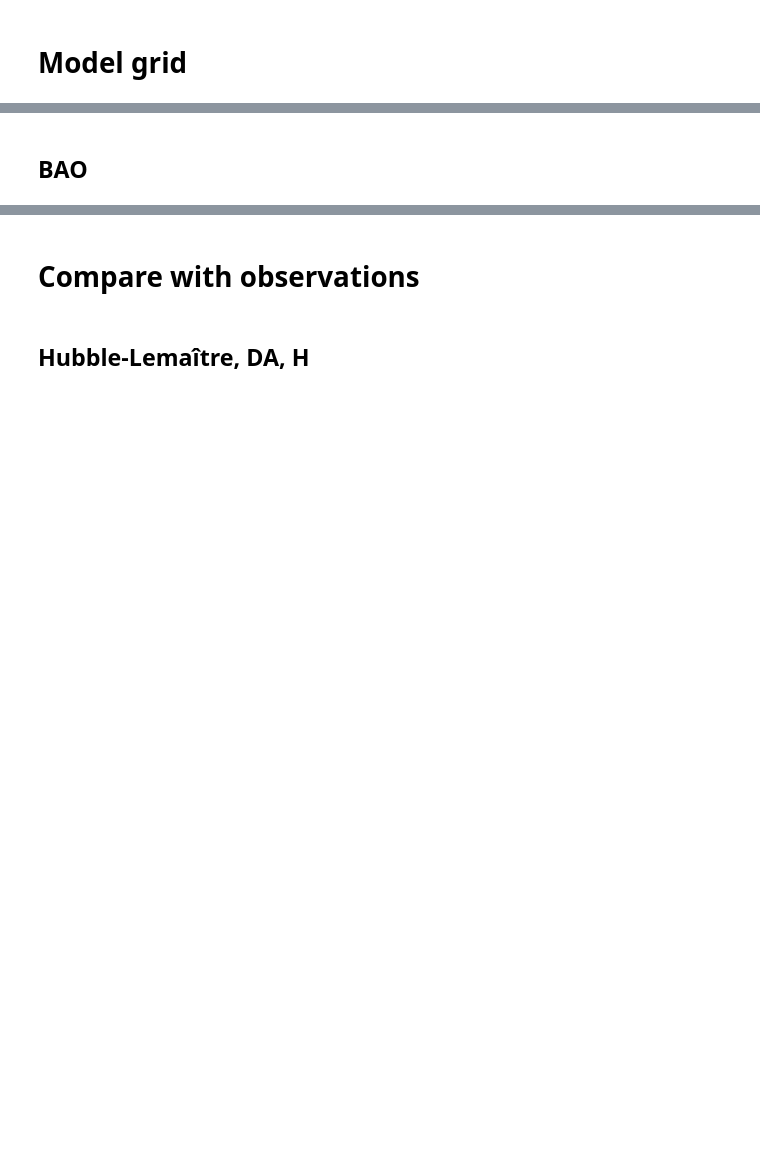
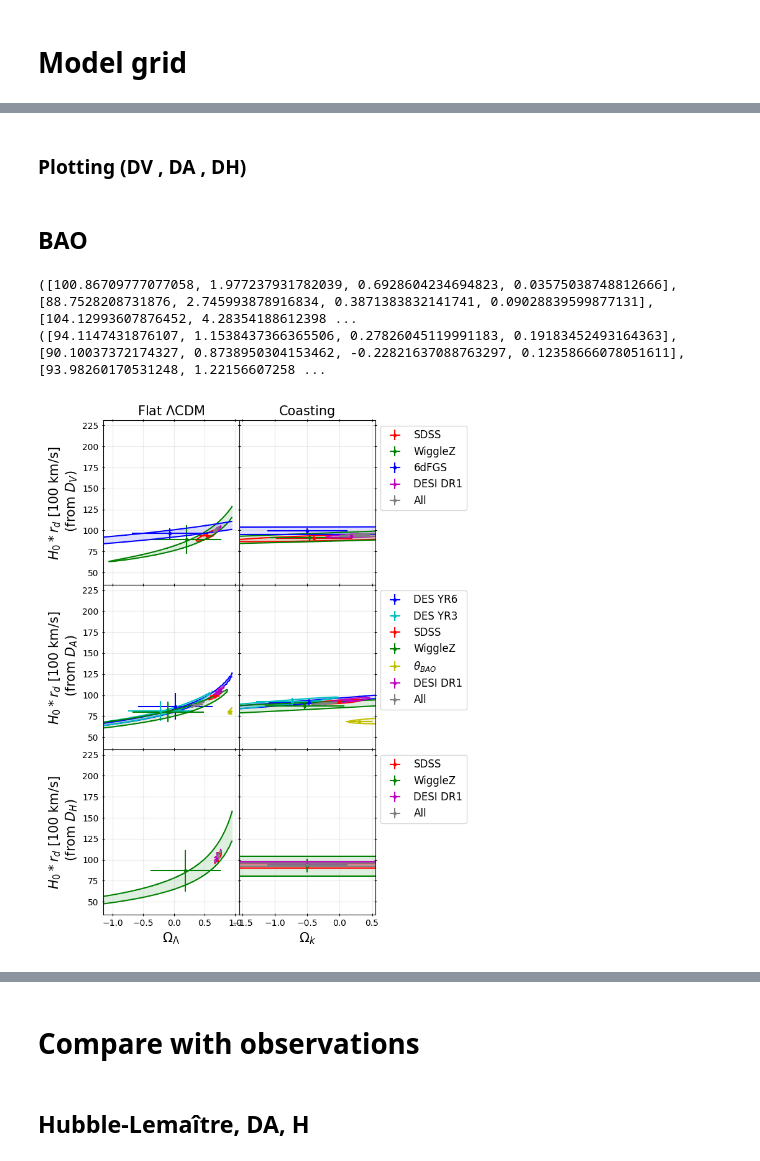
Before and after one commit to paranoya/onion-universe, a Jupyter notebook: 3.fitting.ipynb, the cells around one changed output, grey strips where cells are left out. Drawn from its saved outputs; the diff is of its cells as text; code cells hidden in the pictures; blank space fills up the shorter version.

```diff
--- a/3.fitting.ipynb
+++ b/3.fitting.ipynb
@@ -283,3 +291,7 @@ DESIdr1_DA_rd_err = DESIdr1_DM_rd_err / (1+DESIdr1_z_DHDM)
 # %%
 %load_ext autoreload
 %autoreload 2
+# %%
+#Definition of function for the calculation of the combined chi squared for different data sets
+def comb_chi2(vec_chi2,ax):
+    return np.sum(vec_chi2, axis=ax)
@@ -420,0 +574,13 @@ plt.show()
+# %%
+#Sort the H0*rd data in ascending order for the contour plots
+ind_Hrd_steps_sorted = np.argsort(Hrd_steps)
+
+Hrd_steps_sorted = Hrd_steps[ind_Hrd_steps_sorted]
+chi2_dep_sorted = chi2_dep[:,ind_Hrd_steps_sorted,:,:]
+
+Hrd_steps = Hrd_steps_sorted
+chi2_dep = chi2_dep_sorted
+# %%
+chi2_best_dep = np.nanmin(chi2_dep, axis=(1, 2))
+# %% [markdown]
+### Plotting (DV , DA , DH)
@@ -425,56 +622,67 @@ fig_name = 'chi2-BAO'
 
 plt.close(fig_name)
 fig = plt.figure(fig_name, figsize=(7, 9))
 axes = fig.subplots(nrows=3, ncols=3, squeeze=False,
                     sharex='col', sharey='row',
                     gridspec_kw={'hspace': 0, 'wspace': 0, 'width_ratios':(1, 1, .3)},
                    )
 
-def plot_model(model):
-    plot_tracer(axes[0, model], model, 7, 'r', 'SDSS')
-    plot_tracer(axes[0, model], model, 8, 'g', 'WiggleZ')
-    plot_tracer(axes[0, model], model, 9, 'b', '6dFGS')
-    plot_tracer(axes[0, model], model, 10, 'm', 'DESI DR1')
+def plot_model_dep(model):
+    plot_tracer_dep(axes[0, model], model, 0, 'r', 'SDSS')
+    plot_tracer_dep(axes[0, model], model, 1, 'g', 'WiggleZ')
+    plot_tracer_dep(axes[0, model], model, 2, 'b', '6dFGS')
+    plot_tracer_dep(axes[0, model], model, 3, 'm', 'DESI DR1')
+    res1 = plot_comb_dep(axes[0, model], model, [0, 1, 2, 3], 'grey', 'All')
 
-    plot_tracer(axes[1, model], model, 11, 'b', 'DES YR6')
-    plot_tracer(axes[1, model], model, 12, 'c', 'DES YR3')
-    plot_tracer(axes[1, model], model, 13, 'r', 'SDSS')
-    plot_tracer(axes[1, model], model, 14, 'g', 'WiggleZ')
-    plot_tracer(axes[1, model], model, 15, 'y', r'$\theta_{BAO}$')
-    plot_tracer(axes[1, model], model, 16, 'm', 'DESI DR1')
+    plot_tracer_dep(axes[1, model], model, 4, 'b', 'DES YR6')
+    plot_tracer_dep(axes[1, model], model, 5, 'c', 'DES YR3')
+    plot_tracer_dep(axes[1, model], model, 6, 'r', 'SDSS')
+    plot_tracer_dep(axes[1, model], model, 7, 'g', 'WiggleZ')
+    plot_tracer_dep(axes[1, model], model, 8, 'y', r'$\theta_{BAO}$')
+    plot_tracer_dep(axes[1, model], model, 9, 'm', 'DESI DR1')
+    res2 = plot_comb_dep(axes[1, model], model, [4, 5, 6, 7, 8, 9], 'grey', 'All')
+
+    plot_tracer_dep(axes[2, model], model, 10, 'r', 'SDSS')
+    plot_tracer_dep(axes[2, model], model, 11, 'g', 'WiggleZ')
+    plot_tracer_dep(axes[2, model], model, 12, 'm', 'DESI DR1')
+    res3 = plot_comb_dep(axes[2, model], model, [10, 11, 12], 'grey', 'All')
+
+    return res1 , res2 , res3
 
 
-    plot_tracer(axes[2, model], model, 17, 'r', 'SDSS')
-    plot_tracer(axes[2, model], model, 18, 'g', 'WiggleZ')
-    plot_tracer(axes[2, model], model, 19, 'm', 'DESI DR1')
-
-
-plot_model(0)
-plot_model(1)
+res_LCDM_dep = plot_model_dep(0)
+res_Coasting_dep = plot_model_dep(1)
 
 for panel in range(axes.shape[0]):
     handles, labels = axes[panel, 0].get_legend_handles_labels()
-    axes[panel, 2].legend(handles, labels, loc='upper left')
+    axes[panel, 2].legend(handles, labels, loc='upper left',fontsize=12)
     axes[panel, 2].axis('off')
 
-axes[0, 0].set_title(r'Flat $\Lambda$CDM')
-axes[0, 1].set_title('Coasting')
+axes[0, 0].set_title(r'Flat $\Lambda$CDM',size=15)
+axes[0, 1].set_title('Coasting',size=15)
 
-axes[0, 0].set_ylabel(r'$H_0$ [km/s/Mpc]')
-axes[1, 0].set_ylabel(r'$H_0$ [km/s/Mpc]')
-axes[2, 0].set_ylabel(r'$H_0$ [km/s/Mpc]')
+axes[0, 0].set_ylabel('$H_0*r_d$ [100 km/s] \n (from $D_V)$',size=15)
+axes[1, 0].set_ylabel('$H_0*r_d$ [100 km/s] \n (from $D_A$)',size=15)
+axes[2, 0].set_ylabel('$H_0*r_d$ [100 km/s] \n (from $D_H$)',size=15)
 
-axes[-1, 0].set_xlabel(r'$\Omega_\Lambda$')
-axes[-1, 1].set_xlabel(r'$\Omega_k$')
+axes[-1, 0].set_xlabel(r'$\Omega_\Lambda$',size=15)
+axes[-1, 1].set_xlabel(r'$\Omega_k$',size=15)
 
 '''
 axes[0, 1].set_xlim(-0.052, -0.047)
 axes[1, 1].set_xlim(-0.052, -0.047)
 axes[2, 1].set_xlim(-0.052, -0.047)
 '''
+print(res_LCDM_dep)
+print(res_Coasting_dep)
+
 
 for ax in axes.flatten():
     ax.tick_params(top=True, right=True, axis='both', which='both', direction='inout')
     ax.grid(alpha=.25)
 fig.set_tight_layout(True)
 plt.show()
+# %% [output]
+([100.86709777077058, 1.977237931782039, 0.6928604234694823, 0.03575038748812666], [88.7528208731876, 2.745993878916834, 0.3871383832141741, 0.09028839599877131], [104.12993607876452, 4.28354188612398 ...
+([94.1147431876107, 1.1538437366365506, 0.27826045119991183, 0.19183452493164363], [90.10037372174327, 0.8738950304153462, -0.22821637088763297, 0.12358666078051611], [93.98260170531248, 1.22156607258 ...
+[figure, added]
```
Also changed, not shown: parts of 25 cells of this notebook, 2 other files.
